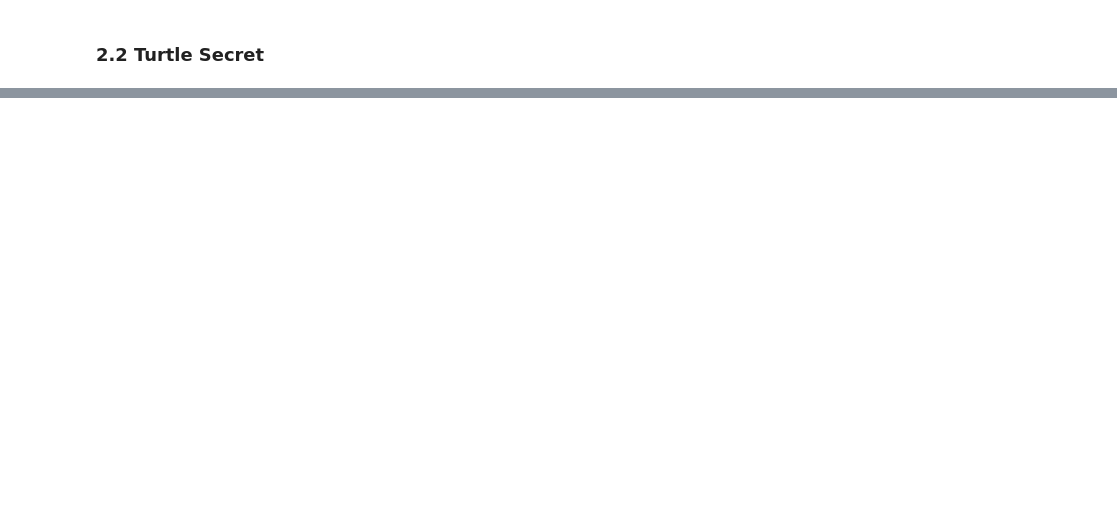
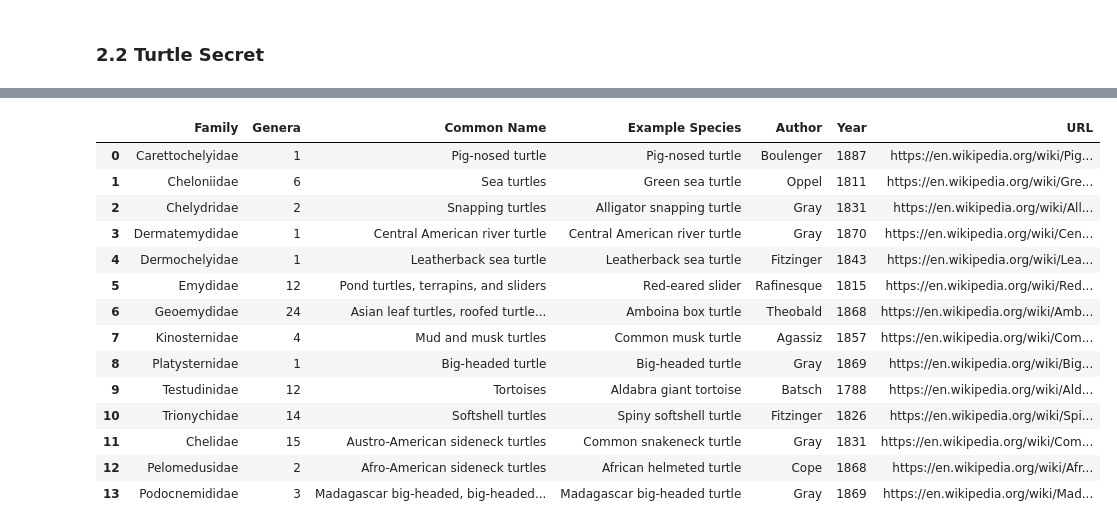
Before and after one commit to Bharragan/DataScrappingGestionTI, a Jupyter notebook: tarea2_integrado.ipynb, the cells around one changed output, grey strips where cells are left out. Drawn from its saved outputs; the diff is of its cells as text; code cells hidden in the pictures; blank space fills up the shorter version.

```diff
--- a/tarea2_integrado.ipynb
+++ b/tarea2_integrado.ipynb
@@ -767,3 +615,26 @@ turtle_secret_df
+# %%
+def limpiar_nombre(nombre):
+    return nombre.split('(')[0].strip()
+
+turtle_secret_df['Example Species'] = turtle_secret_df['Example Species'].apply(limpiar_nombre)
+turtle_secret_df['URL'] = 'https://en.wikipedia.org/wiki/' + turtle_secret_df['Example Species'].str.replace(' ', '_')
+turtle_secret_df
+# %% [output]
+|  | Family | Genera | Common Name | Example Species | Author | Year | URL |
+| 0 | Carettochelyidae | 1 | Pig-nosed turtle | Pig-nosed turtle | Boulenger | 1887 | https://en.wikipedia.org/wiki/Pig... |
+| 1 | Cheloniidae | 6 | Sea turtles | Green sea turtle | Oppel | 1811 | https://en.wikipedia.org/wiki/Gre... |
+| 2 | Chelydridae | 2 | Snapping turtles | Alligator snapping turtle | Gray | 1831 | https://en.wikipedia.org/wiki/All... |
+| 3 | Dermatemydidae | 1 | Central American river turtle | Central American river turtle | Gray | 1870 | https://en.wikipedia.org/wiki/Cen... |
+| 4 | Dermochelyidae | 1 | Leatherback sea turtle | Leatherback sea turtle | Fitzinger | 1843 | https://en.wikipedia.org/wiki/Lea... |
+| 5 | Emydidae | 12 | Pond turtles, terrapins, and sliders | Red-eared slider | Rafinesque | 1815 | https://en.wikipedia.org/wiki/Red... |
+| 6 | Geoemydidae | 24 | Asian leaf turtles, roofed turtle... | Amboina box turtle | Theobald | 1868 | https://en.wikipedia.org/wiki/Amb... |
+| 7 | Kinosternidae | 4 | Mud and musk turtles | Common musk turtle | Agassiz | 1857 | https://en.wikipedia.org/wiki/Com... |
+| 8 | Platysternidae | 1 | Big-headed turtle | Big-headed turtle | Gray | 1869 | https://en.wikipedia.org/wiki/Big... |
+| 9 | Testudinidae | 12 | Tortoises | Aldabra giant tortoise | Batsch | 1788 | https://en.wikipedia.org/wiki/Ald... |
+| 10 | Trionychidae | 14 | Softshell turtles | Spiny softshell turtle | Fitzinger | 1826 | https://en.wikipedia.org/wiki/Spi... |
+| 11 | Chelidae | 15 | Austro-American sideneck turtles | Common snakeneck turtle | Gray | 1831 | https://en.wikipedia.org/wiki/Com... |
+| 12 | Pelomedusidae | 2 | Afro-American sideneck turtles | African helmeted turtle | Cope | 1868 | https://en.wikipedia.org/wiki/Afr... |
+| 13 | Podocnemididae | 3 | Madagascar big-headed, big-headed... | Madagascar big-headed turtle | Gray | 1869 | https://en.wikipedia.org/wiki/Mad... |
 # %%
 from selenium.webdriver import Firefox
 from selenium.webdriver.common.by import By
```
Also changed, not shown: parts of 19 cells of this notebook, 1 other file.
